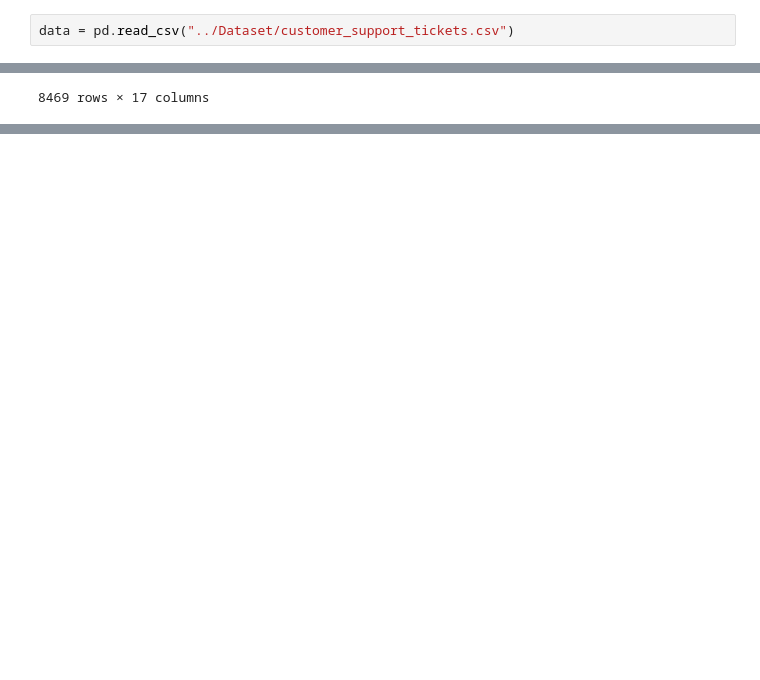
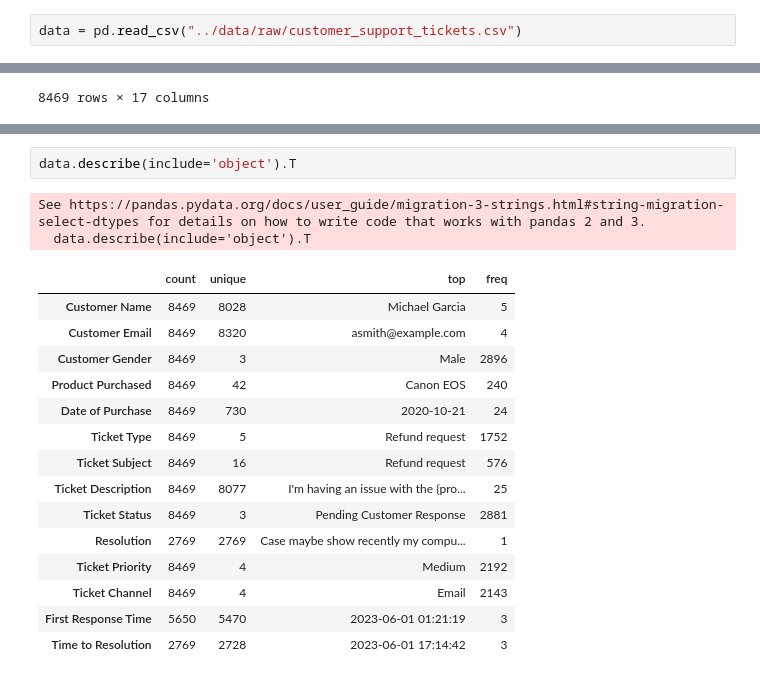
Before and after one commit to Logesh-M0324/Weekend_Task, a Jupyter notebook: AI Customer Intelligence Platform /notebooks/00_Data_understanding.ipynb, the cells around one changed output, grey strips where cells are left out. Saved outputs shown, nothing was run; the diff lists cells and outputs as text; blank space fills up the shorter version.

Commit message:
Processed Dataset commit

```diff
--- a/AI Customer Intelligence Platform /notebooks/00_Data_understanding.ipynb
+++ b/AI Customer Intelligence Platform /notebooks/00_Data_understanding.ipynb
@@ -4,7 +4,7 @@ import numpy as np
 import matplotlib.pyplot as plt
 import seaborn as sns
 # %%
-data = pd.read_csv("../Dataset/customer_support_tickets.csv")
+data = pd.read_csv("../data/raw/customer_support_tickets.csv")
 # %%
 data
 # %% [output]
@@ -23,0 +70,20 @@ data
+# %%
+data.describe(include='object').T
+# %% [output]
+See https://pandas.pydata.org/docs/user_guide/migration-3-strings.html#string-migration-select-dtypes for details on how to write code that works with pandas 2 and 3.
+  data.describe(include='object').T
+|  | count | unique | top | freq |
+| Customer Name | 8469 | 8028 | Michael Garcia | 5 |
+| Customer Email | 8469 | 8320 | asmith@example.com | 4 |
+| Customer Gender | 8469 | 3 | Male | 2896 |
+| Product Purchased | 8469 | 42 | Canon EOS | 240 |
+| Date of Purchase | 8469 | 730 | 2020-10-21 | 24 |
+| Ticket Type | 8469 | 5 | Refund request | 1752 |
+| Ticket Subject | 8469 | 16 | Refund request | 576 |
+| Ticket Description | 8469 | 8077 | I'm having an issue with the {pro... | 25 |
+| Ticket Status | 8469 | 3 | Pending Customer Response | 2881 |
+| Resolution | 2769 | 2769 | Case maybe show recently my compu... | 1 |
+| Ticket Priority | 8469 | 4 | Medium | 2192 |
+| Ticket Channel | 8469 | 4 | Email | 2143 |
+| First Response Time | 5650 | 5470 | 2023-06-01 01:21:19 | 3 |
+| Time to Resolution | 2769 | 2728 | 2023-06-01 17:14:42 | 3 |
```
Also changed, not shown: parts of 15 cells of this notebook, 3 other files.
